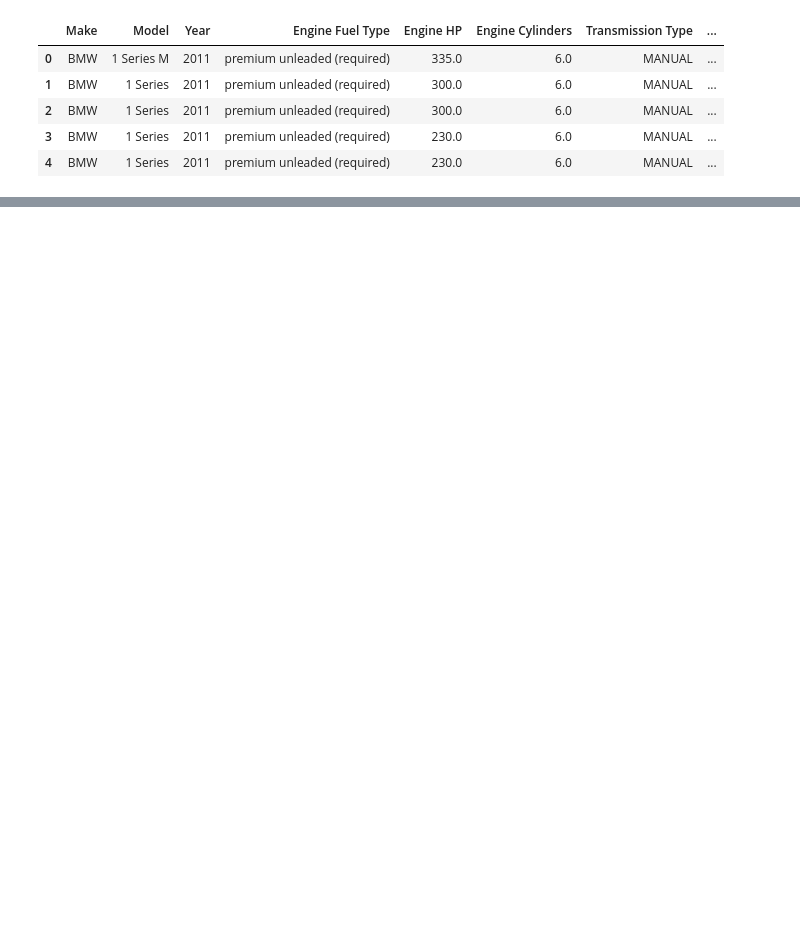
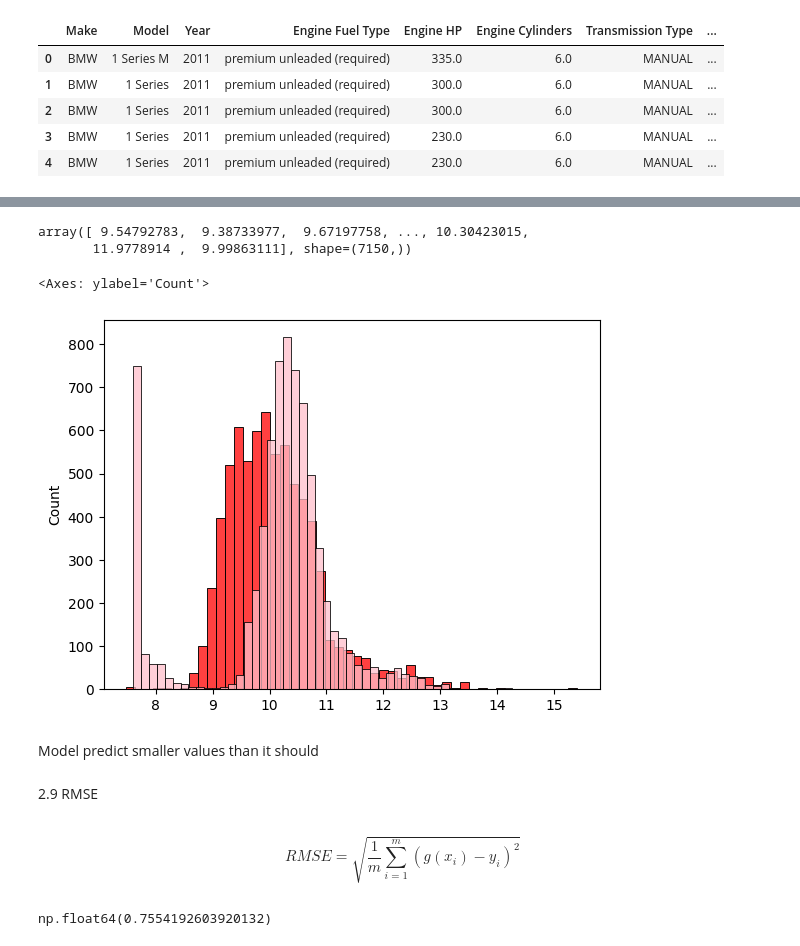
Before and after one commit to mitologistka/Machine_Learning_Zoomcamp_Homework, a Jupyter notebook: 02-regression/02-regression.ipynb, the cells around one changed output, grey strips where cells are left out. Saved outputs shown, nothing was run; the diff lists cells and outputs as text; code cells hidden in the pictures; blank space fills up the shorter version.

```diff
--- a/02-regression/02-regression.ipynb
+++ b/02-regression/02-regression.ipynb
@@ -33,0 +390,2 @@ df.head()
+# %%
+base = ['engine_hp', 'engine_cylinders', 'highway_mpg', 'city_mpg', 'popularity'] # feature names that we will use
@@ -33,0 +394,22 @@ df.head()
+# %%
+X_train = df_train[base].fillna(0).values # if we fiil this with 0, we can ignore missing values
+# %%
+w0, w = train_linear_regression(X_train, y_train)
+# %%
+y_pred = w0 + X_train.dot(w)
+y_pred
+# %% [output]
+array([ 9.54792783,  9.38733977,  9.67197758, ..., 10.30423015,
+       11.9778914 ,  9.99863111], shape=(7150,))
+# %%
+sns.histplot(y_pred, color='red', bins=50)
+sns.histplot(y_train, color='pink', bins=50)
+# %% [output]
+<Axes: ylabel='Count'>
+[figure, added]
+# %% [markdown]
+Model predict smaller values than it should
+# %% [markdown]
+2.9 RMSE
+# %% [markdown]
+$$RMSE = \sqrt{ \frac{1}{m} \sum_{i=1}^{m} {(g(x_i) - y_i)^2}}$$
@@ -33,0 +421,4 @@ df.head()
+# %%
+rmse(y_train, y_pred)
+# %% [output]
+np.float64(0.7554192603920132)
```
Also changed, not shown: parts of 91 cells of this notebook.
